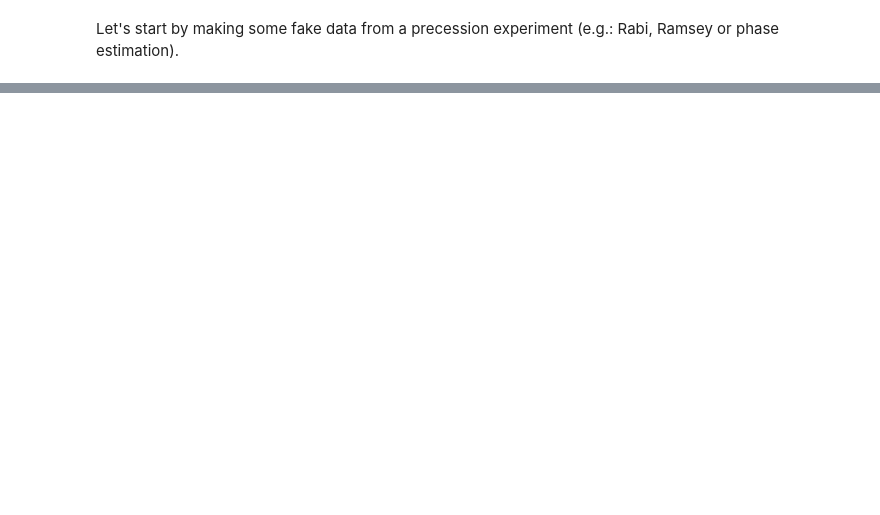
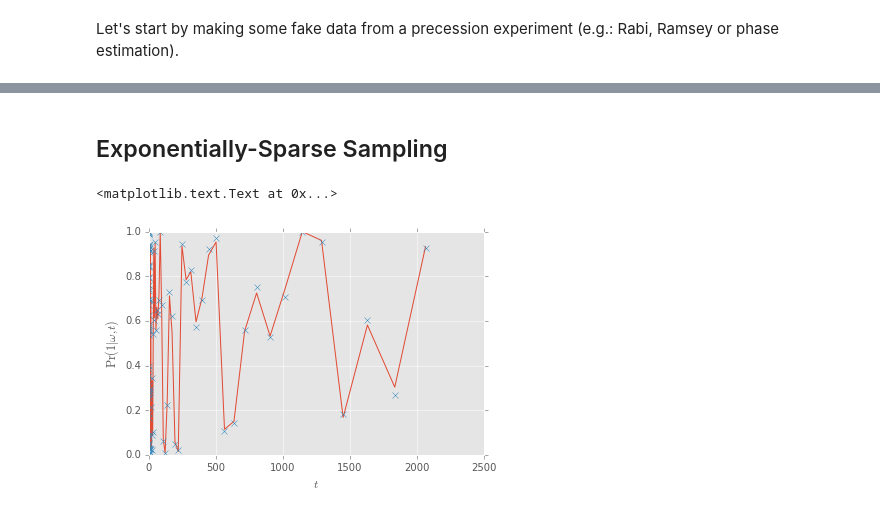
Before and after one commit to QInfer/python-qinfer, a Jupyter notebook: examples/simple_precession_estimation.ipynb, the cells around one changed output, grey strips where cells are left out. Cells and saved outputs as stored; diff of their text form; code cells hidden in the pictures; blank space fills up the shorter version.

Commit message:
Added exp-sparse to prec example.

```diff
--- a/examples/simple_precession_estimation.ipynb
+++ b/examples/simple_precession_estimation.ipynb
@@ -48,0 +49,19 @@ plt.ylim(*ylim)
+# %% [markdown]
+## Exponentially-Sparse Sampling ##
+# %%
+true_omega = 70.3
+omega_min, omega_max = [10.3, 99.1]
+n_shots = 400
+
+ts = np.pi * 1.125 ** (1 + np.arange(100)) / (2 * omega_max)
+
+signal = np.sin(true_omega * ts / 2) ** 2
+counts = np.random.binomial(n=n_shots, p=signal)
+# %%
+plt.plot(ts, signal)
+plt.plot(ts, counts / n_shots, 'x')
+plt.xlabel('$t$')
+plt.ylabel(r'$\Pr(1 | \omega, t)$')
+# %% [output]
+<matplotlib.text.Text at 0x...>
+[figure, added]
```
Also changed, not shown: parts of 6 cells of this notebook.
